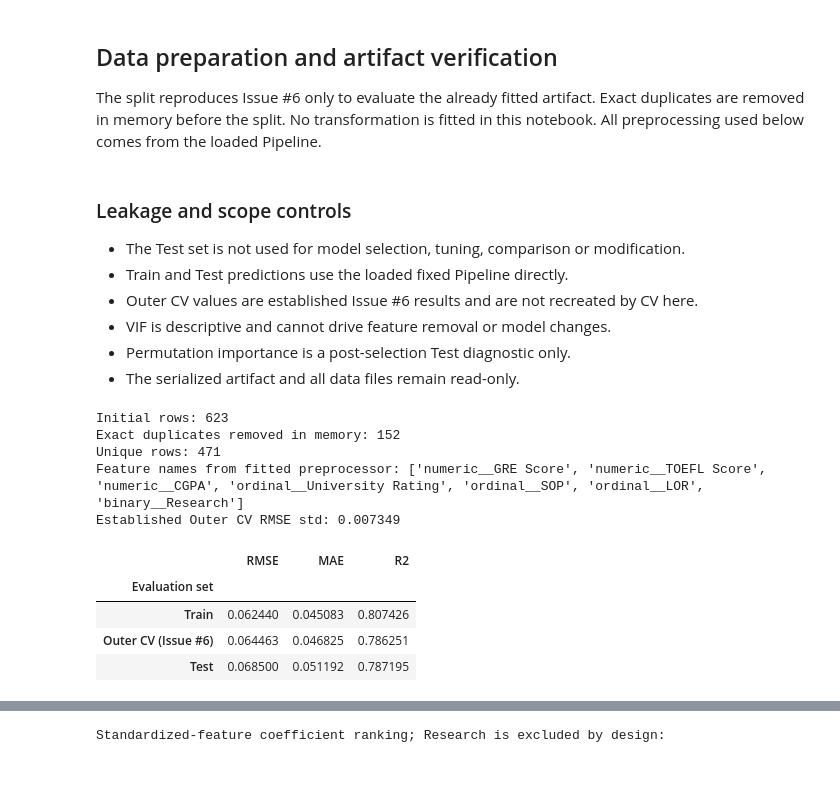
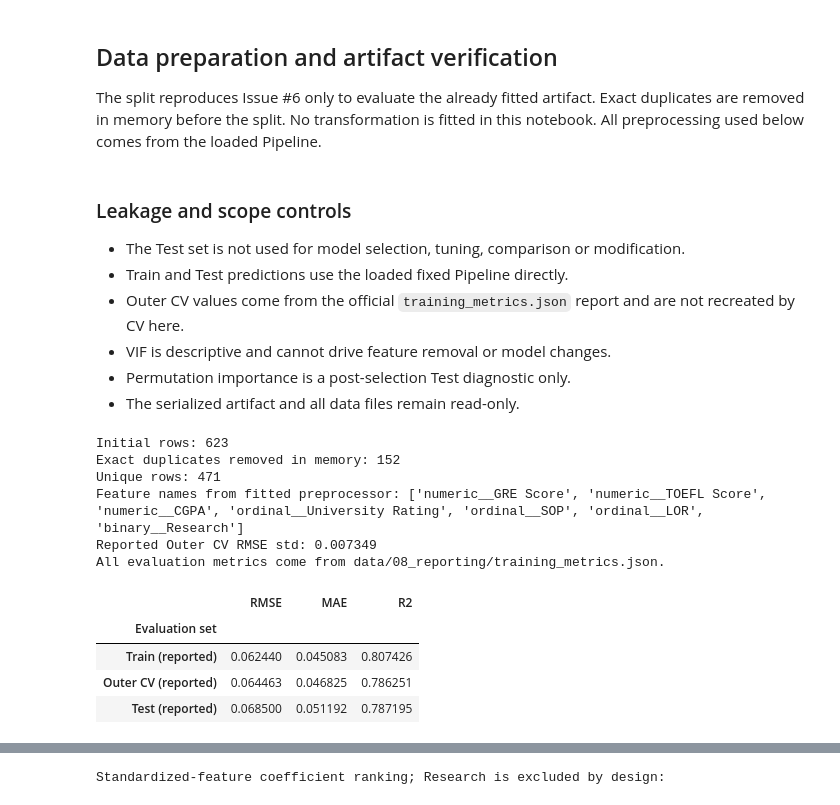
Before and after one commit to elKiruvi/Proyecto-Admisiones, a Jupyter notebook: notebooks/6-interpretation/06.1-SCO_model_interpretation-2026_08_20.ipynb, the cells around one changed output, grey strips where cells are left out. Saved outputs shown, nothing was run; the diff lists cells and outputs as text; code cells hidden in the pictures; blank space fills up the shorter version.

Commit message:
fix: use reported training metrics in model interpretation (#43) (#44)

```diff
--- a/notebooks/6-interpretation/06.1-SCO_model_interpretation-2026_08_20.ipynb
+++ b/notebooks/6-interpretation/06.1-SCO_model_interpretation-2026_08_20.ipynb
@@ -124,7 +154,7 @@ Pipeline.
 
 - The Test set is not used for model selection, tuning, comparison or modification.
 - Train and Test predictions use the loaded fixed Pipeline directly.
-- Outer CV values are established Issue #6 results and are not recreated by CV here.
+- Outer CV values come from the official `training_metrics.json` report and are not recreated by CV here.
 - VIF is descriptive and cannot drive feature removal or model changes.
 - Permutation importance is a post-selection Test diagnostic only.
 - The serialized artifact and all data files remain read-only.
@@ -154,53 +184,74 @@ feature_names = list(preprocessor.get_feature_names_out())
 assert feature_names == EXPECTED_FEATURE_NAMES
 assert final_estimator.coef_.shape == (len(feature_names),)
 
+# The report must describe the same model and the same split reproduced here.
+assert report_metrics["model"] == final_estimator.__class__.__name__
+assert report_metrics["rows"] == {"train": len(X_train), "test": len(X_test)}
+
 
 def calculate_metrics(y_true: pd.Series, predictions: np.ndarray) -> dict[str, float]:
     """Return the three project metrics in positive, human-readable form."""
     return {
         "RMSE": root_mean_squared_error(y_true, predictions),
         "MAE": mean_absolute_error(y_true, predictions),
         "R2": r2_score(y_true, predictions),
     }
 
 
 train_predictions = final_pipeline.predict(X_train)
 test_predictions = final_pipeline.predict(X_test)
-train_metrics = calculate_metrics(y_train, train_predictions)
-test_metrics = calculate_metrics(y_test, test_predictions)
+local_train_metrics = calculate_metrics(y_train, train_predictions)
+local_test_metrics = calculate_metrics(y_test, test_predictions)
 
-expected_train_metrics = {"RMSE": 0.062440, "MAE": 0.045083, "R2": 0.807426}
-expected_test_metrics = {"RMSE": 0.068500, "MAE": 0.051192, "R2": 0.787195}
-for metric, expected in expected_train_metrics.items():
-    assert np.isclose(train_metrics[metric], expected, atol=1e-5)
-for metric, expected in expected_test_metrics.items():
-    assert np.isclose(test_metrics[metric], expected, atol=1e-5)
+# Official evaluation values come from the training pipeline report.
+reported_train_metrics = {
+    "RMSE": report_metrics["train"]["rmse"],
+    "MAE": report_metrics["train"]["mae"],
+    "R2": report_metrics["train"]["r2"],
+}
+reported_test_metrics = {
+    "RMSE": report_metrics["test"]["rmse"],
+    "MAE": report_metrics["test"]["mae"],
+    "R2": report_metrics["test"]["r2"],
+}
+outer_cv_metrics = {
+    "RMSE": report_metrics["cv"]["rmse_mean"],
+    "MAE": report_metrics["cv"]["mae_mean"],
+    "R2": report_metrics["cv"]["r2_mean"],
+}
+outer_cv_rmse_std = report_metrics["cv"]["rmse_std"]
 
-outer_cv_metrics = {"RMSE": 0.064463, "MAE": 0.046825, "R2": 0.786251}
-outer_cv_rmse_std = 0.007349
+# The loaded artifact must reproduce the reported Train and Test metrics.
+for metric, value in reported_train_metrics.items():
+    assert np.isclose(local_train_metrics[metric], value, atol=1e-5)
+for metric, value in reported_test_metrics.items():
+    assert np.isclose(local_test_metrics[metric], value, atol=1e-5)
+
 metrics_df = pd.DataFrame(
-    [train_metrics, outer_cv_metrics, test_metrics],
-    index=["Train", "Outer CV (Issue #6)", "Test"],
+    [reported_train_metrics, outer_cv_metrics, reported_test_metrics],
+    index=["Train (reported)", "Outer CV (reported)", "Test (reported)"],
 )
 metrics_df.index.name = "Evaluation set"
 
 print(f"Initial rows: {initial_rows}")
 print(f"Exact duplicates removed in memory: {duplicate_rows}")
 print(f"Unique rows: {len(unique_df)}")
 print(f"Feature names from fitted preprocessor: {feature_names}")
-print(f"Established Outer CV RMSE std: {outer_cv_rmse_std:.6f}")
+print(f"Reported Outer CV RMSE std: {outer_cv_rmse_std:.6f}")
+print("All evaluation metrics come from data/08_reporting/training_metrics.json.")
 display(metrics_df.round(6))
 # %% [output]
 Initial rows: 623
 Exact duplicates removed in memory: 152
 Unique rows: 471
 Feature names from fitted preprocessor: ['numeric__GRE Score', 'numeric__TOEFL Score', 'numeric__CGPA', 'ordinal__University Rating', 'ordinal__SOP', 'ordinal__LOR', 'binary__Research']
-Established Outer CV RMSE std: 0.007349
+Reported Outer CV RMSE std: 0.007349
+All evaluation metrics come from data/08_reporting/training_metrics.json.
 |  | RMSE | MAE | R2 |
 | Evaluation set |  |  |  |
-| Train | 0.062440 | 0.045083 | 0.807426 |
-| Outer CV (Issue #6) | 0.064463 | 0.046825 | 0.786251 |
-| Test | 0.068500 | 0.051192 | 0.787195 |
+| Train (reported) | 0.062440 | 0.045083 | 0.807426 |
+| Outer CV (reported) | 0.064463 | 0.046825 | 0.786251 |
+| Test (reported) | 0.068500 | 0.051192 | 0.787195 |
 # %% [markdown]
 ## Analysis of results and conclusions
 
```
Also changed, not shown: parts of 5 cells of this notebook, 1 other file.
